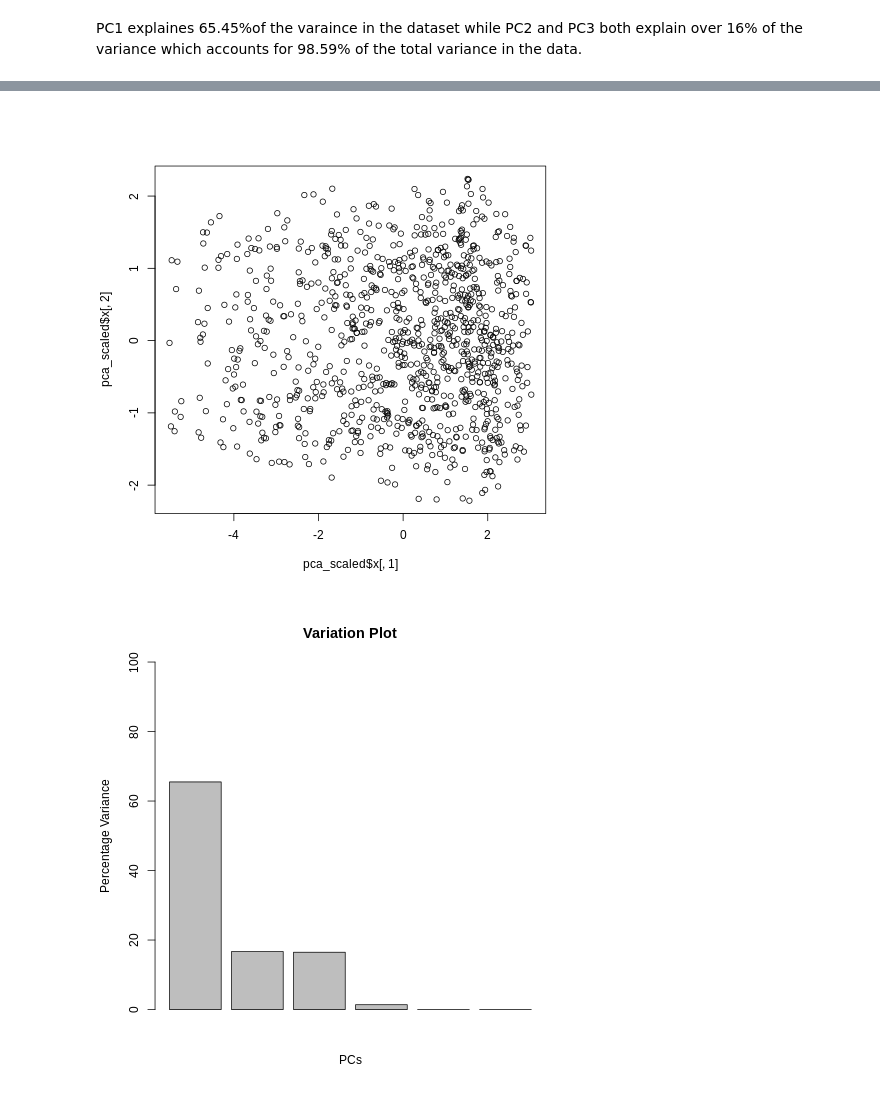
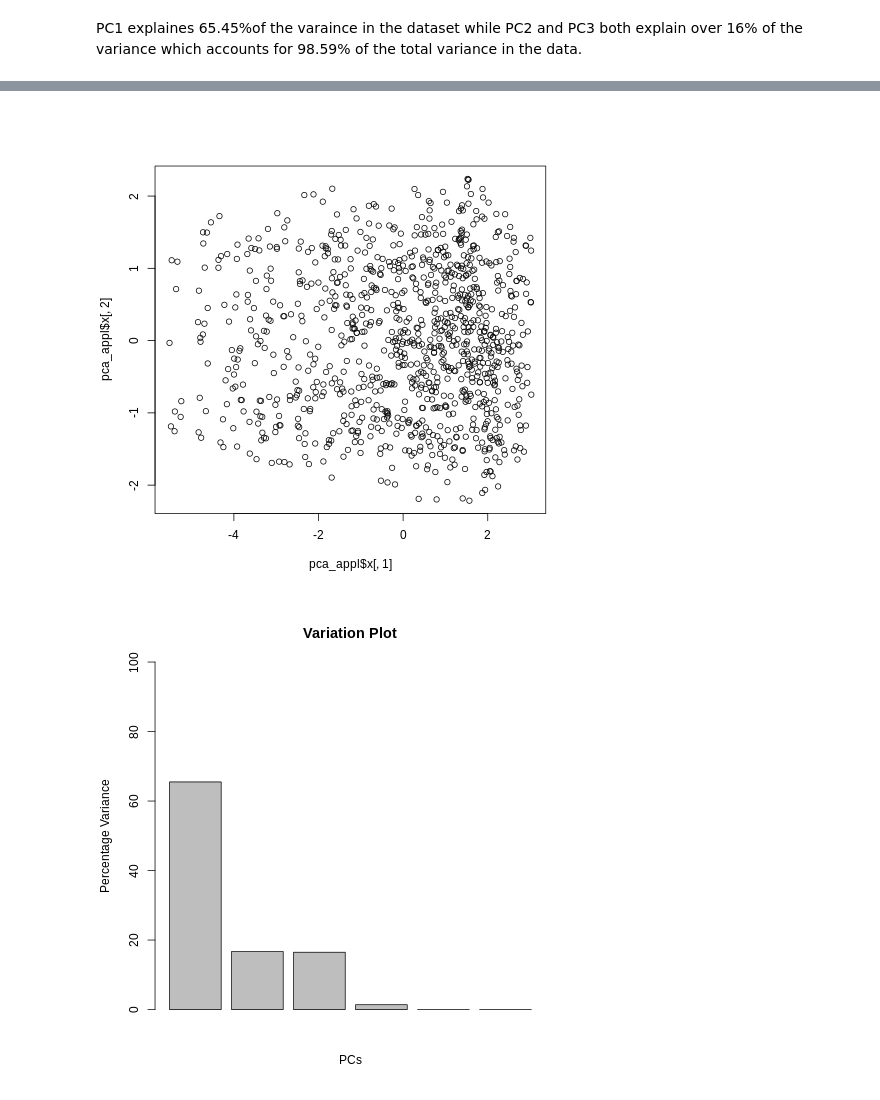
Before and after one commit to veronica1013/marketing_analysis_carrefour_kenya, a Jupyter notebook: Moringa_Data_Science_Core_Module3_W3_Independent_Project_2021_10_Veronica_Isiaho.ipynb, the cells around one changed output, grey strips where cells are left out. Cells and saved outputs as stored; diff of their text form; code cells hidden in the pictures.

```diff
--- a/Moringa_Data_Science_Core_Module3_W3_Independent_Project_2021_10_Veronica_Isiaho.ipynb
+++ b/Moringa_Data_Science_Core_Module3_W3_Independent_Project_2021_10_Veronica_Isiaho.ipynb
@@ -572,29 +572,29 @@ There is a lot of strong positive correlations among outr data variables with ra
 # %%
 %%R
-supermarket1 <- supermarket
+data <- df_1
 #Branch
-lab_br = LabelEncoder.fit(supermarket1[,'Branch'])
-supermarket1$Branch = transform(lab_br, supermarket1[,'Branch'])
+labelencode_branch = LabelEncoder.fit(data[,'Branch'])
+data$Branch = transform(labelencode_branch, data[,'Branch'])
 
 # Customer.type
-lab_ct = LabelEncoder.fit(supermarket1[,'Customer.type'])
-supermarket1$Customer.type = transform(lab_ct, supermarket1[,'Customer.type'])
+labelencode_customer = LabelEncoder.fit(data[,'Customer.type'])
+data$Customer.type = transform(labelencode_customer, data[,'Customer.type'])
 
 # Gender
-lab_gen = LabelEncoder.fit(supermarket1[,'Gender'])
-supermarket1$Gender = transform(lab_gen, supermarket1[,'Gender'])
+labelencode_gender = LabelEncoder.fit(data[,'Gender'])
+data$Gender = transform(labelencode_gender, data[,'Gender'])
 
 # Product.line
-lab_gen = LabelEncoder.fit(supermarket1[,'Product.line'])
-supermarket1$Product.line = transform(lab_gen, supermarket1[,'Product.line'])
+lab_gen = LabelEncoder.fit(data[,'Product.line'])
+data$Product.line = transform(lab_gen, data[,'Product.line'])
 
 # Payment
-lab_pay = LabelEncoder.fit(supermarket1[,'Payment'])
-supermarket1$Payment = transform(lab_pay, supermarket1[,'Payment'])
+lab_pay = LabelEncoder.fit(data[,'Payment'])
+data$Payment = transform(lab_pay, data[,'Payment'])
 
 
 #Preview the data
-head(supermarket1)
+head(data)
 # %% [output]
    Invoice.ID Branch Customer.type Gender Product.line Unit.price Quantity
 1 750-67-8428      1             1      1            4      74.69        7
@@ -619,11 +619,11 @@ head(supermarket1)
 format(Sys.Date(), "%a %b %d")
 
 # change date column to be in the date/time class
-supermarket$Date <- as.Date(supermarket$Date, "%m/%d/%y")
+data$Date <- as.Date(data$Date, "%m/%d/%y")
 
 #Data types of the variavbles
 
-sapply(supermarket, class)
+sapply(data, class)
 # %% [output]
              Invoice.ID                  Branch           Customer.type
             "character"               "integer"               "integer"
@@ -668,12 +668,12 @@ tail(market)
 # %%
 %%R
 
-# Apply the pca function
-pca_scaled <- prcomp(market, center = TRUE, scale. = TRUE)
+# Apply the PCA function
+pca_appl <- prcomp(market, center = TRUE, scale. = TRUE)
 
 # Show the variables in the class "prcomp"
 
-summary(pca_scaled)
+summary(pca_appl)
 # %% [output]
 Importance of components:
                           PC1    PC2    PC3    PC4       PC5       PC6
@@ -706,14 +707,12 @@ List of 5
  - attr(*, "class")= chr "prcomp"
 # %%
 %%R
-#Even though currently our data has more than two dimensions, we can plot our graph using x.
-#Usually, the first few PCs capture maximum variance, hence PC1 and PC2 are plotted below
-#to understand the data.
+# Plot PC1 and PC2 to understand the data.
 
-pca_1_2 <- data.frame(pca_scaled$x[, 1:2])
+pca_1_2 <- data.frame(pca_appl$x[, 1:2])
 
-plot(pca_scaled$x[,1], pca_scaled$x[,2])
+plot(pca_appl$x[,1], pca_appl$x[,2])
 # %% [output]
-[figure, old version]
+[figure, new version]
 # %%
 %%R
```
Also changed, not shown: parts of 17 cells of this notebook.
